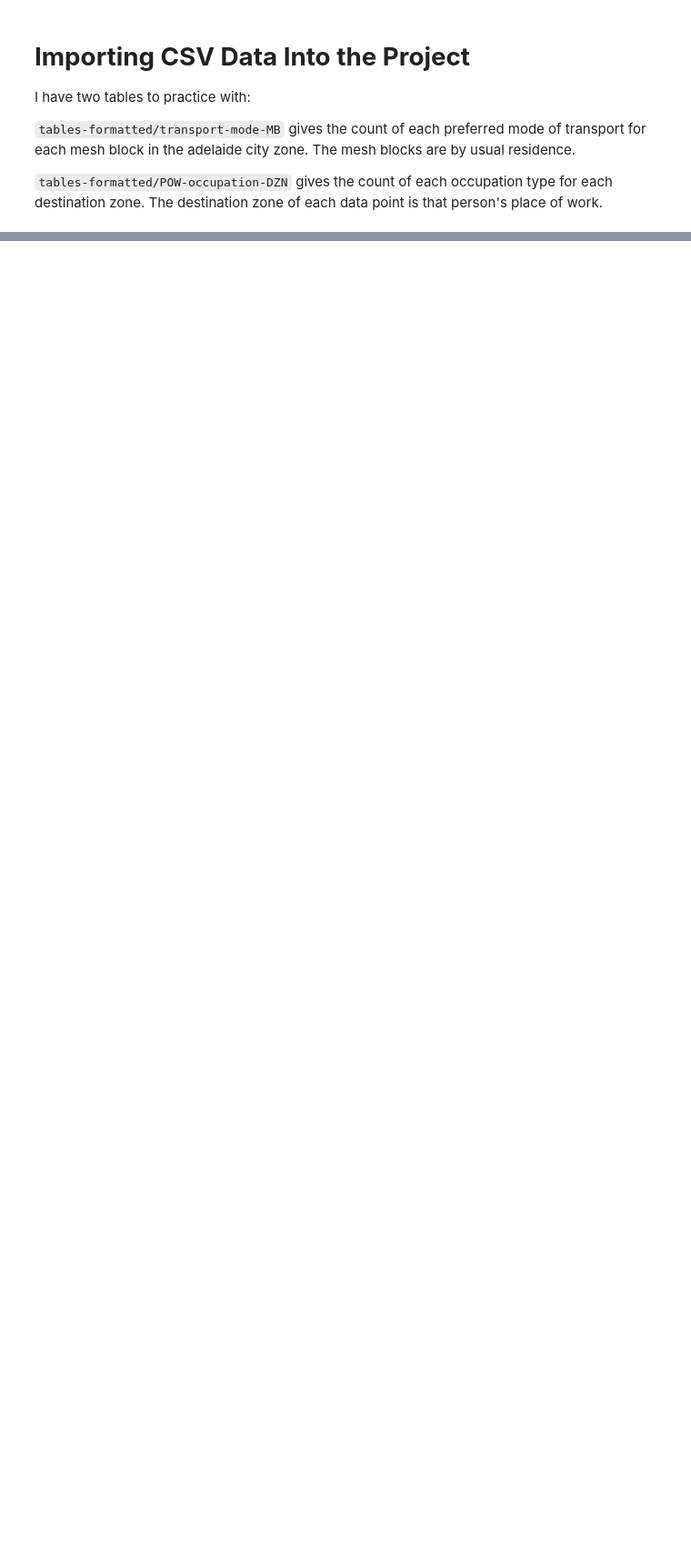
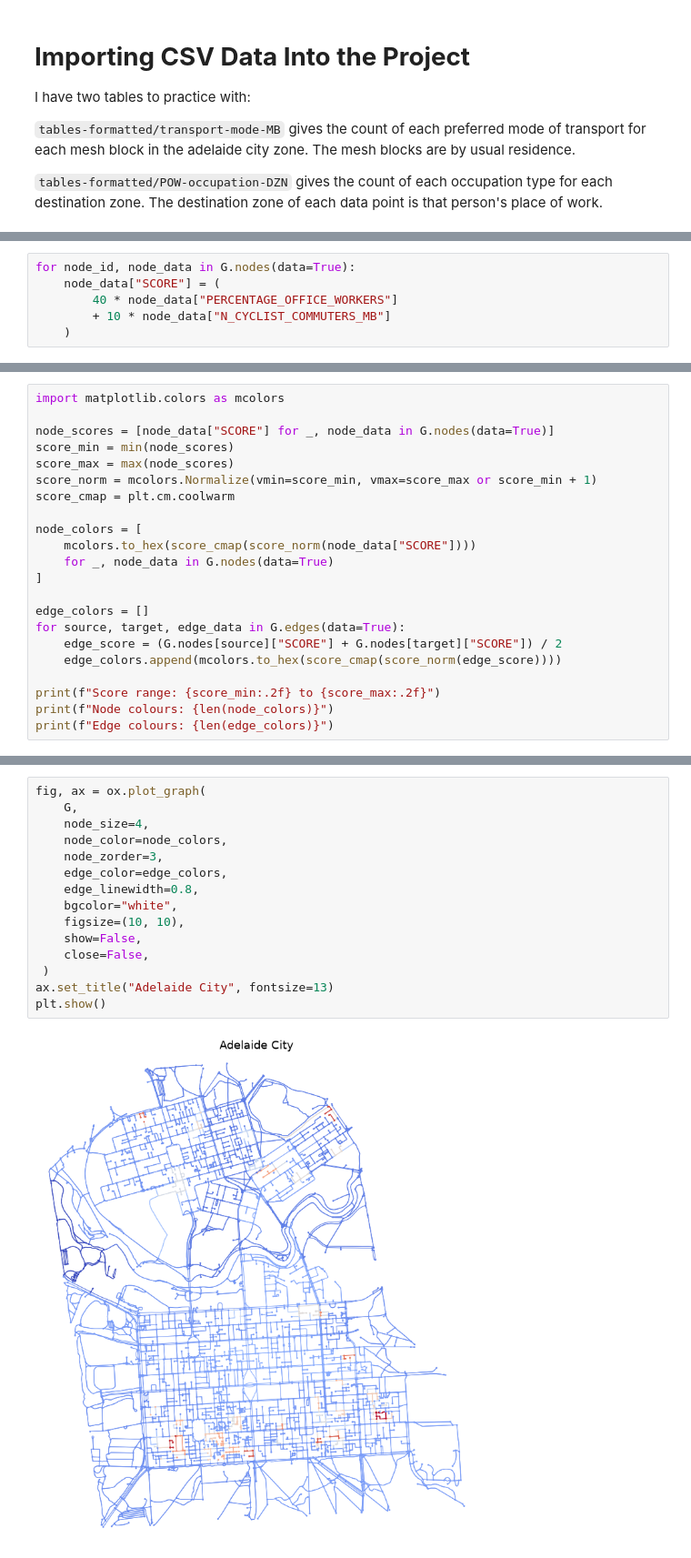
Before and after one commit to ahuyhuy/AdelaideCyclistVolumesModel, a Jupyter notebook: cbd-north-adelaide-model/Adelaide-cbd-census-practice.ipynb, the cells around one changed output, grey strips where cells are left out. Shown at 91% size. Drawn from its saved outputs; the diff is of its cells as text; blank space fills up the shorter version.

```diff
--- a/cbd-north-adelaide-model/Adelaide-cbd-census-practice.ipynb
+++ b/cbd-north-adelaide-model/Adelaide-cbd-census-practice.ipynb
@@ -77,0 +202,6 @@ import csv
+# %%
+for node_id, node_data in G.nodes(data=True):
+    node_data["SCORE"] = (
+        40 * node_data["PERCENTAGE_OFFICE_WORKERS"]
+        + 10 * node_data["N_CYCLIST_COMMUTERS_MB"]
+    )
@@ -77,0 +211,22 @@ import csv
+# %%
+import matplotlib.colors as mcolors
+
+node_scores = [node_data["SCORE"] for _, node_data in G.nodes(data=True)]
+score_min = min(node_scores)
+score_max = max(node_scores)
+score_norm = mcolors.Normalize(vmin=score_min, vmax=score_max or score_min + 1)
+score_cmap = plt.cm.coolwarm
+
+node_colors = [
+    mcolors.to_hex(score_cmap(score_norm(node_data["SCORE"])))
+    for _, node_data in G.nodes(data=True)
+]
+
+edge_colors = []
+for source, target, edge_data in G.edges(data=True):
+    edge_score = (G.nodes[source]["SCORE"] + G.nodes[target]["SCORE"]) / 2
+    edge_colors.append(mcolors.to_hex(score_cmap(score_norm(edge_score))))
+
+print(f"Score range: {score_min:.2f} to {score_max:.2f}")
+print(f"Node colours: {len(node_colors)}")
+print(f"Edge colours: {len(edge_colors)}")
@@ -77,0 +239,17 @@ import csv
+# %%
+fig, ax = ox.plot_graph(
+    G,
+    node_size=4,
+    node_color=node_colors,
+    node_zorder=3,
+    edge_color=edge_colors,
+    edge_linewidth=0.8,
+    bgcolor="white",
+    figsize=(10, 10),
+    show=False,
+    close=False,
+ )
+ax.set_title("Adelaide City", fontsize=13)
+plt.show()
+# %% [output]
+[figure, added]
```
Also changed, not shown: parts of 20 cells of this notebook, 1 other file.
